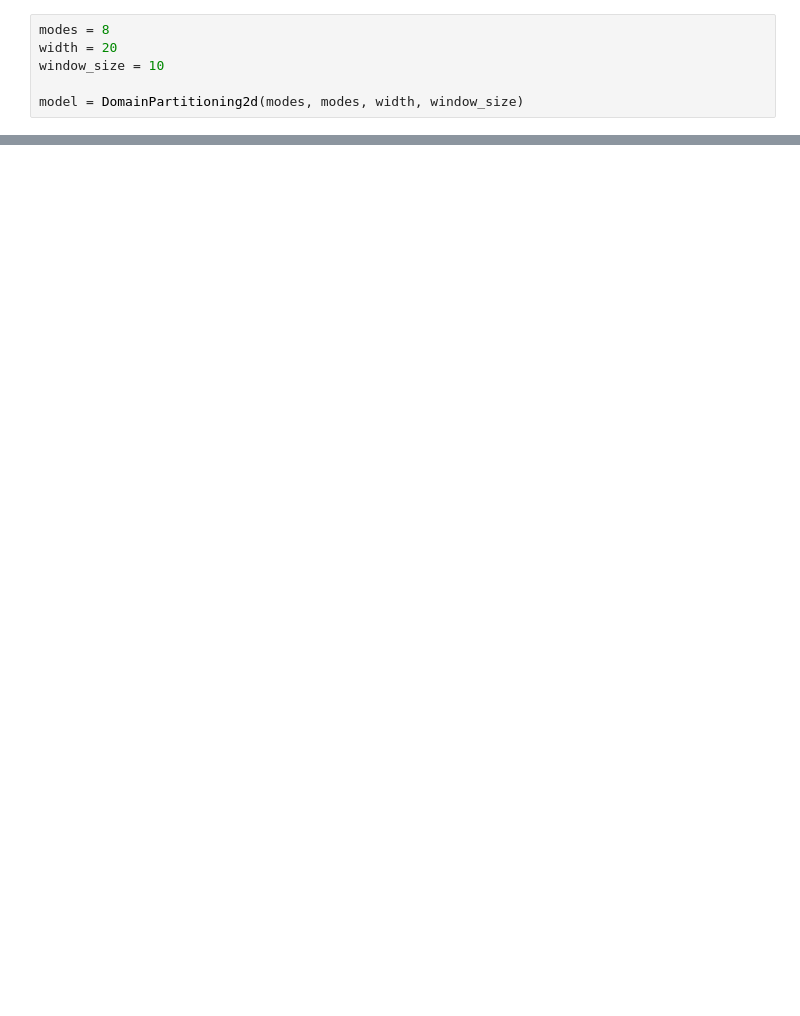
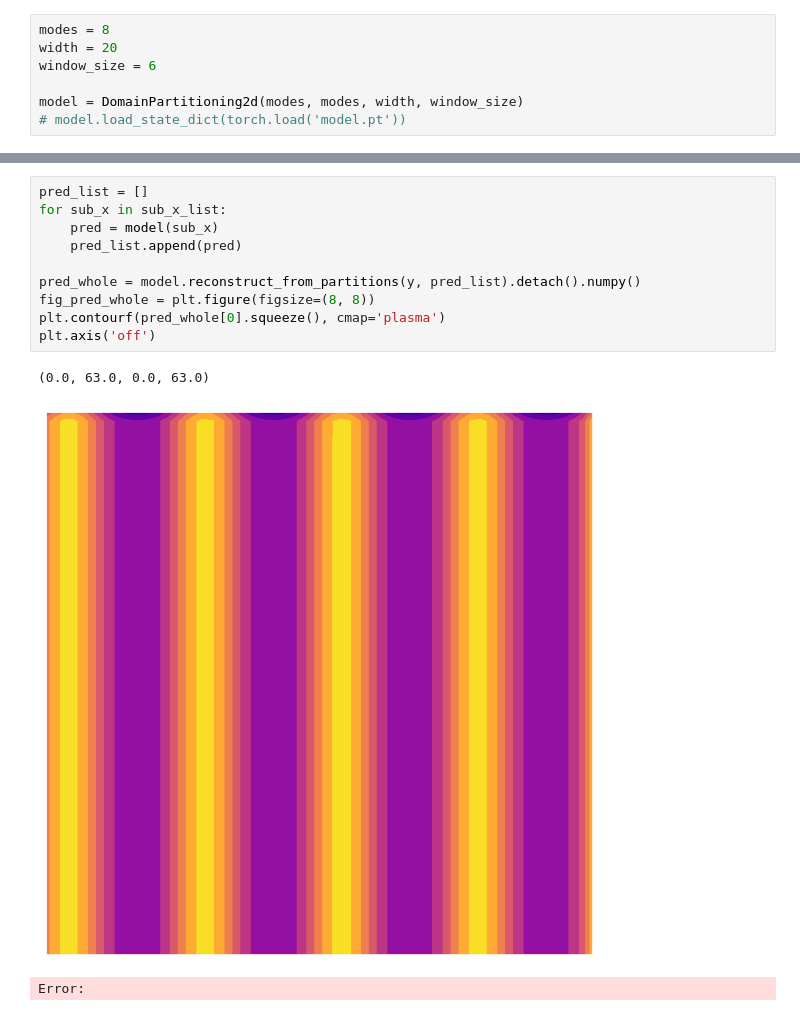
Before and after one commit to Jiangce2017/hammer_chuizi, a Jupyter notebook: general_FNO/plots.ipynb, the cells around one changed output, grey strips where cells are left out. Drawn from its saved outputs; the diff is of its cells as text; blank space fills up the shorter version.

```diff
--- a/general_FNO/plots.ipynb
+++ b/general_FNO/plots.ipynb
@@ -83,6 +85,7 @@ cbar = fig.colorbar(axs[3].contourf(xx, yy, sample[0][:, :, 0], cmap='viridis',
 # %%
 modes = 8
 width = 20
-window_size = 10
+window_size = 6
 
 model = DomainPartitioning2d(modes, modes, width, window_size)
+# model.load_state_dict(torch.load('model.pt'))
@@ -88,0 +168,14 @@ model = DomainPartitioning2d(modes, modes, width, window_size)
+# %%
+pred_list = []
+for sub_x in sub_x_list:
+    pred = model(sub_x)
+    pred_list.append(pred)
+
+pred_whole = model.reconstruct_from_partitions(y, pred_list).detach().numpy()
+fig_pred_whole = plt.figure(figsize=(8, 8))
+plt.contourf(pred_whole[0].squeeze(), cmap='plasma')
+plt.axis('off')
+# %% [output]
+(0.0, 63.0, 0.0, 63.0)
+[figure, added]
+Error:
```
Also changed, not shown: parts of 5 cells of this notebook, 3 other files.
